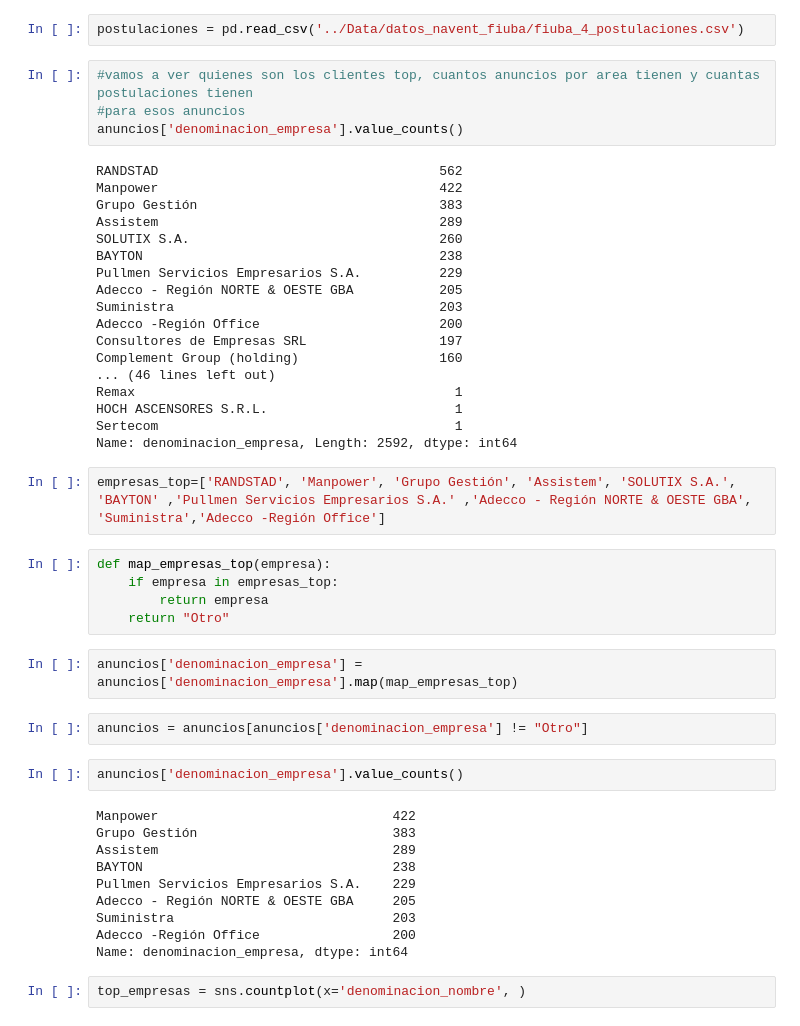
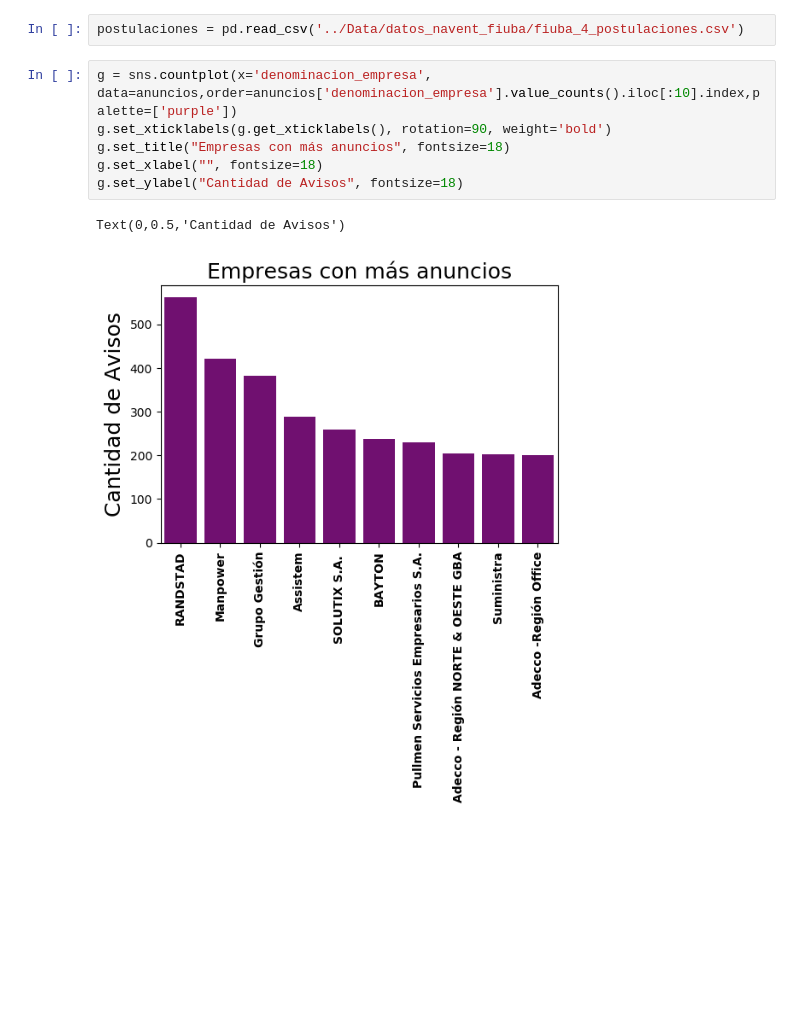
Before and after one commit to urielkelman/abracadata, a Jupyter notebook: Anuncios.ipynb, the cells around one changed output. Cells and saved outputs as stored; diff of their text form; blank space fills up the shorter version.

```diff
--- a/Anuncios.ipynb
+++ b/Anuncios.ipynb
@@ -147,50 +112,12 @@ Text(0.5,1,'Anuncios por nivel laboral pretendido')
 [figure]
 # %%
 postulaciones = pd.read_csv('../Data/datos_navent_fiuba/fiuba_4_postulaciones.csv')
-# %%
-#vamos a ver quienes son los clientes top, cuantos anuncios por area tienen y cuantas postulaciones tienen
-#para esos anuncios
-anuncios['denominacion_empresa'].value_counts()
-# %% [output]
-RANDSTAD                                    562
-Manpower                                    422
-Grupo Gestión                               383
-Assistem                                    289
-SOLUTIX S.A.                                260
-BAYTON                                      238
-Pullmen Servicios Empresarios S.A.          229
-Adecco - Región NORTE & OESTE GBA           205
-Suministra                                  203
-Adecco -Región Office                       200
-Consultores de Empresas SRL                 197
-Complement Group (holding)                  160
-... (46 lines left out)
-Remax                                         1
-HOCH ASCENSORES S.R.L.                        1
-Sertecom                                      1
-Name: denominacion_empresa, Length: 2592, dtype: int64
-# %%
-empresas_top=['RANDSTAD', 'Manpower', 'Grupo Gestión', 'Assistem', 'SOLUTIX S.A.', 'BAYTON' ,'Pullmen Servicios Empresarios S.A.' ,'Adecco - Región NORTE & OESTE GBA', 'Suministra','Adecco -Región Office']
-# %%
-def map_empresas_top(empresa):
-    if empresa in empresas_top:
-        return empresa
-    return "Otro"
-# %%
-anuncios['denominacion_empresa'] = anuncios['denominacion_empresa'].map(map_empresas_top)
-# %%
-anuncios = anuncios[anuncios['denominacion_empresa'] != "Otro"]
-# %%
-anuncios['denominacion_empresa'].value_counts()
-# %% [output]
-Manpower                              422
-Grupo Gestión                         383
-Assistem                              289
-BAYTON                                238
-Pullmen Servicios Empresarios S.A.    229
-Adecco - Región NORTE & OESTE GBA     205
-Suministra                            203
-Adecco -Región Office                 200
-Name: denominacion_empresa, dtype: int64
-# %%
-top_empresas = sns.countplot(x='denominacion_nombre', )
+# %%
+g = sns.countplot(x='denominacion_empresa', data=anuncios,order=anuncios['denominacion_empresa'].value_counts().iloc[:10].index,palette=['purple'])
+g.set_xticklabels(g.get_xticklabels(), rotation=90, weight='bold')
+g.set_title("Empresas con más anuncios", fontsize=18)
+g.set_xlabel("", fontsize=18)
+g.set_ylabel("Cantidad de Avisos", fontsize=18)
+# %% [output]
+Text(0,0.5,'Cantidad de Avisos')
+[figure, added]
```
Also changed, not shown: parts of 14 cells of this notebook, 7 other files.
